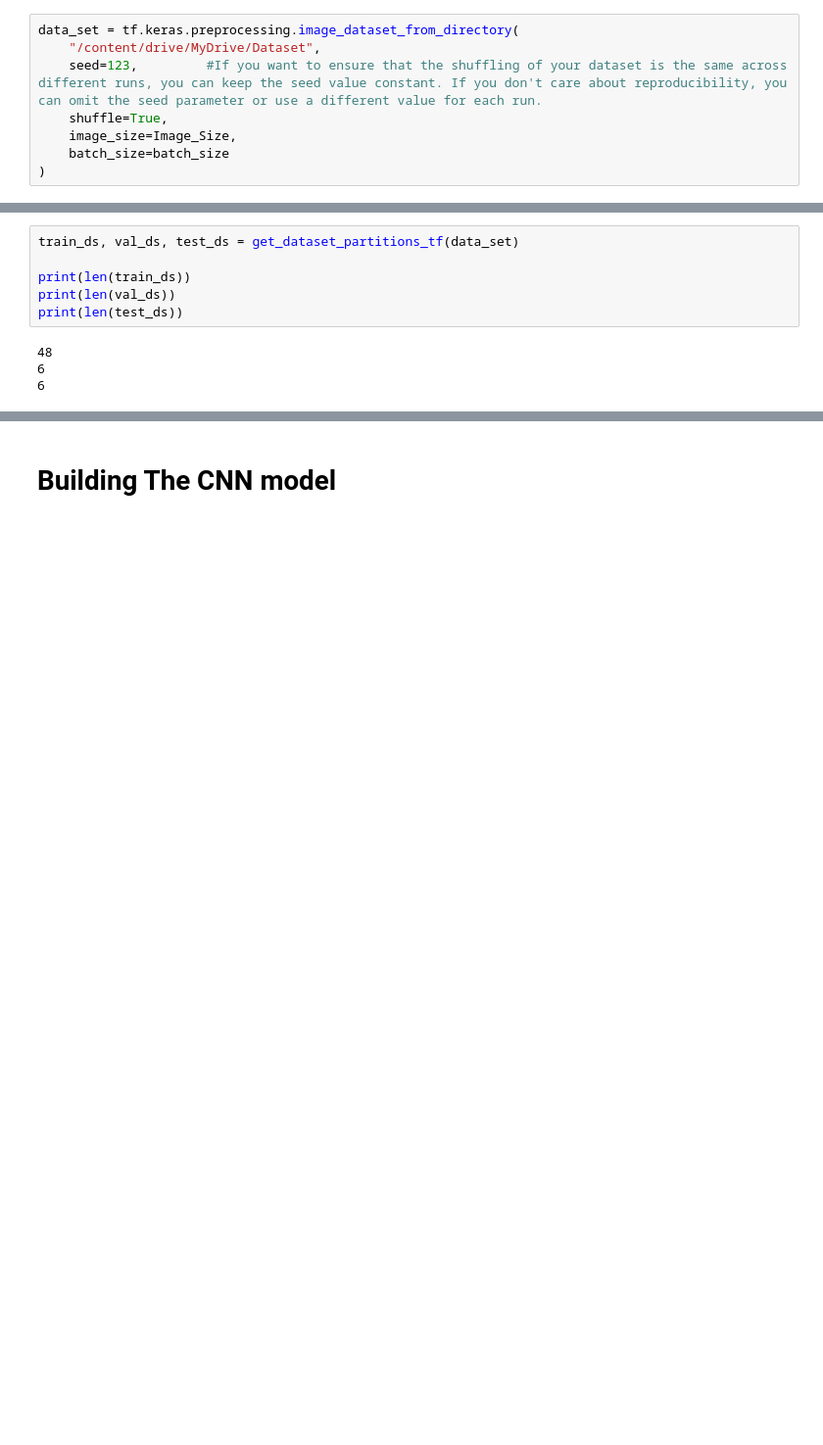
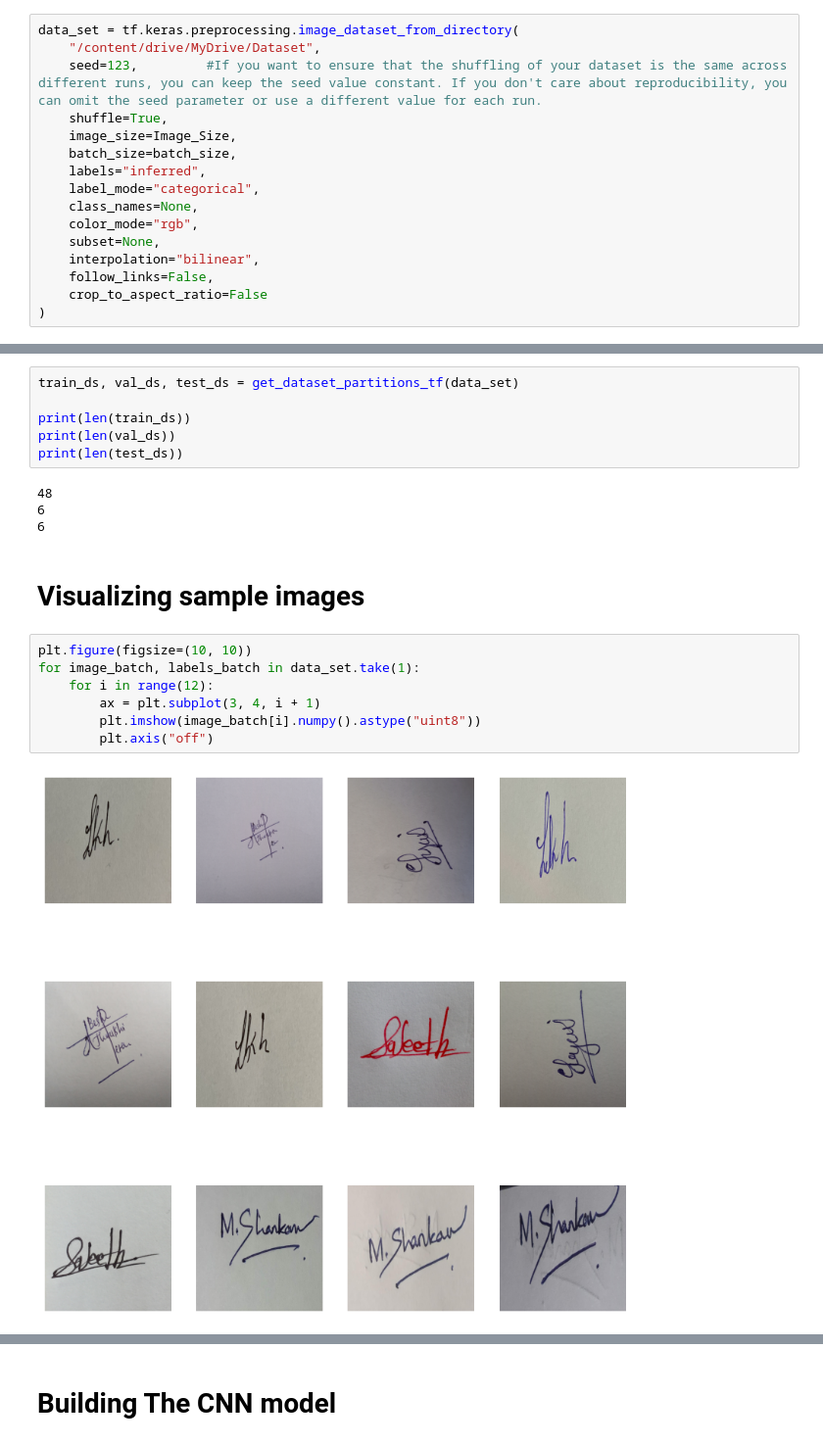
Before and after one commit to Gobihanath/DTect, a Jupyter notebook: Dtect.ipynb, the cells around one changed output, grey strips where cells are left out. Shown at 98% size. Saved outputs shown, nothing was run; the diff lists cells and outputs as text; blank space fills up the shorter version.

```diff
--- a/Dtect.ipynb
+++ b/Dtect.ipynb
@@ -33,7 +34,15 @@ data_set = tf.keras.preprocessing.image_dataset_from_directory(
     seed=123,         #If you want to ensure that the shuffling of your dataset is the same across different runs, you can keep the seed value constant. If you don't care about reproducibility, you can omit the seed parameter or use a different value for each run.
     shuffle=True,
     image_size=Image_Size,
-    batch_size=batch_size
+    batch_size=batch_size,
+    labels="inferred",
+    label_mode="categorical",
+    class_names=None,
+    color_mode="rgb",
+    subset=None,
+    interpolation="bilinear",
+    follow_links=False,
+    crop_to_aspect_ratio=False
 )
 # %% [output]
 Found 1200 files belonging to 6 classes.
@@ -74,4 +83,15 @@ print(len(test_ds))
 48
 6
 6
+# %% [markdown]
+# Visualizing sample images
+# %%
+plt.figure(figsize=(10, 10))
+for image_batch, labels_batch in data_set.take(1):
+    for i in range(12):
+        ax = plt.subplot(3, 4, i + 1)
+        plt.imshow(image_batch[i].numpy().astype("uint8"))
+        plt.axis("off")
+# %% [output]
+[figure, added]
 # %% [markdown]
```
Also changed, not shown: parts of 9 cells of this notebook.
